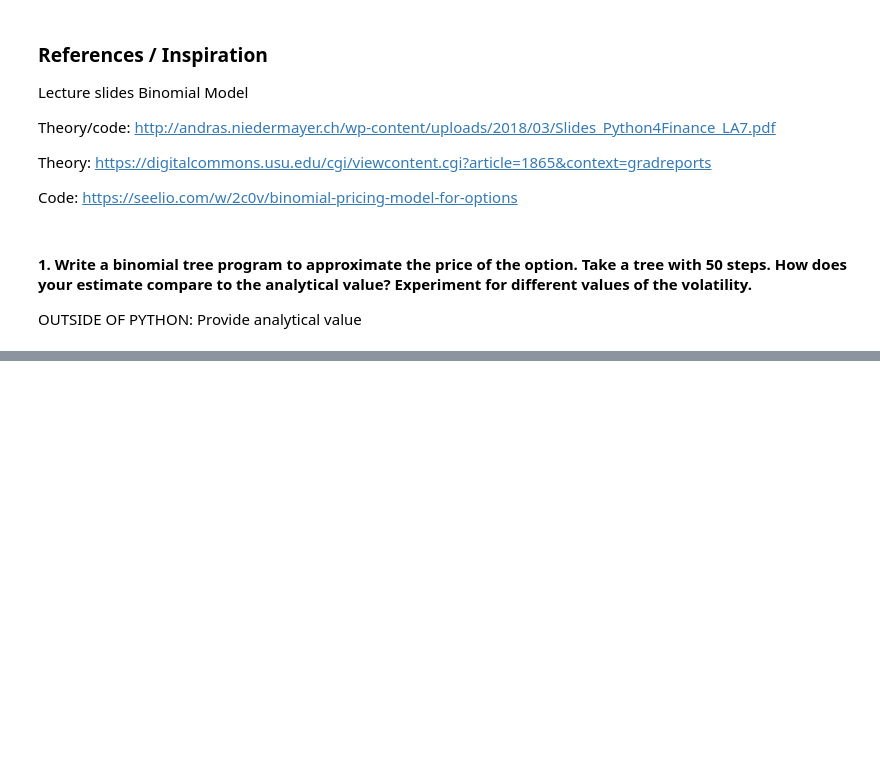
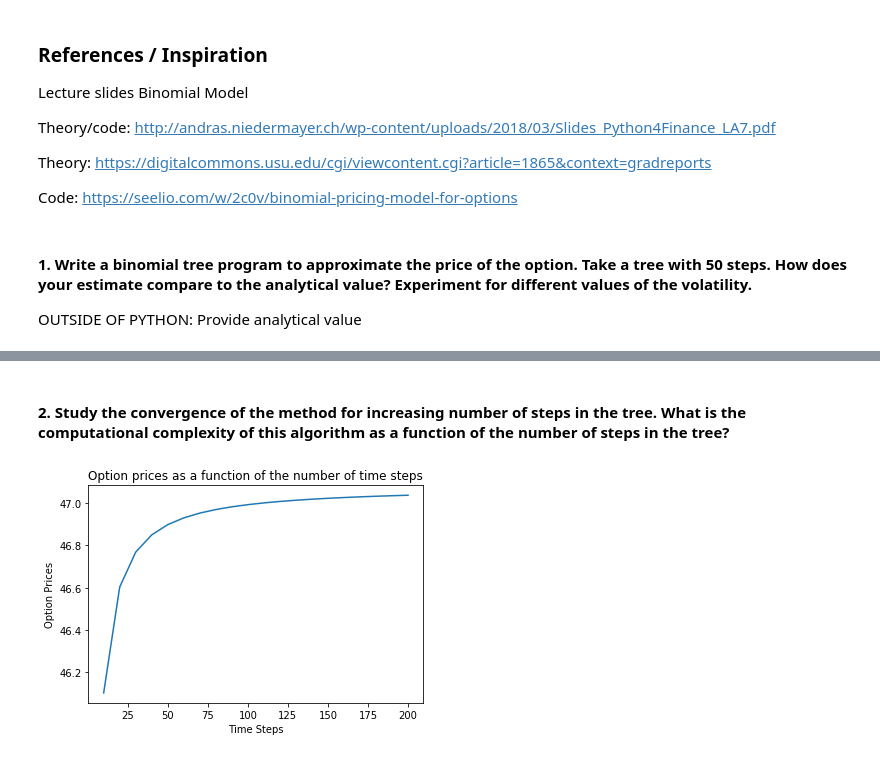
Before and after one commit to Nizario/ComputationalFinance, a Jupyter notebook: Assignments/Assignment1/main.ipynb, the cells around one changed output, grey strips where cells are left out. Saved outputs shown, nothing was run; the diff lists cells and outputs as text; code cells hidden in the pictures; blank space fills up the shorter version.

```diff
--- a/Assignments/Assignment1/main.ipynb
+++ b/Assignments/Assignment1/main.ipynb
@@ -83,0 +97,29 @@ array([[1.03733672e+02, 1.24977694e+02, 1.50476656e+02, ...,
+# %% [markdown]
+#### 2. Study the convergence of the method for increasing number of steps in the tree. What is the computational complexity of this algorithm as a function of the number of steps in the tree?
+# %%
+# reset the parameters
+
+K = 99 # strike price
+S0 = 100 # current price of the stock
+N = 50 # time steps
+sigma = 1.2 # volatility
+r = .06 # risk free rate
+T = 1 # year
+area = "European"
+
+# Experiment for different values of the volatility
+
+time_steps = [((i+1)*10) for i in range(20)]
+option_prices = []
+
+for time_step in time_steps:
+    option_price = binomial_tree(K, S0, time_step, sigma, r, T, area)
+    option_prices.append(option_price)
+
+plt.title('Option prices as a function of the number of time steps')
+plt.plot(time_steps, option_prices)
+plt.ylabel('Option Prices')
+plt.xlabel('Time Steps')
+plt.show()
+# %% [output]
+[figure, added]
```
Also changed, not shown: parts of 6 cells of this notebook.
